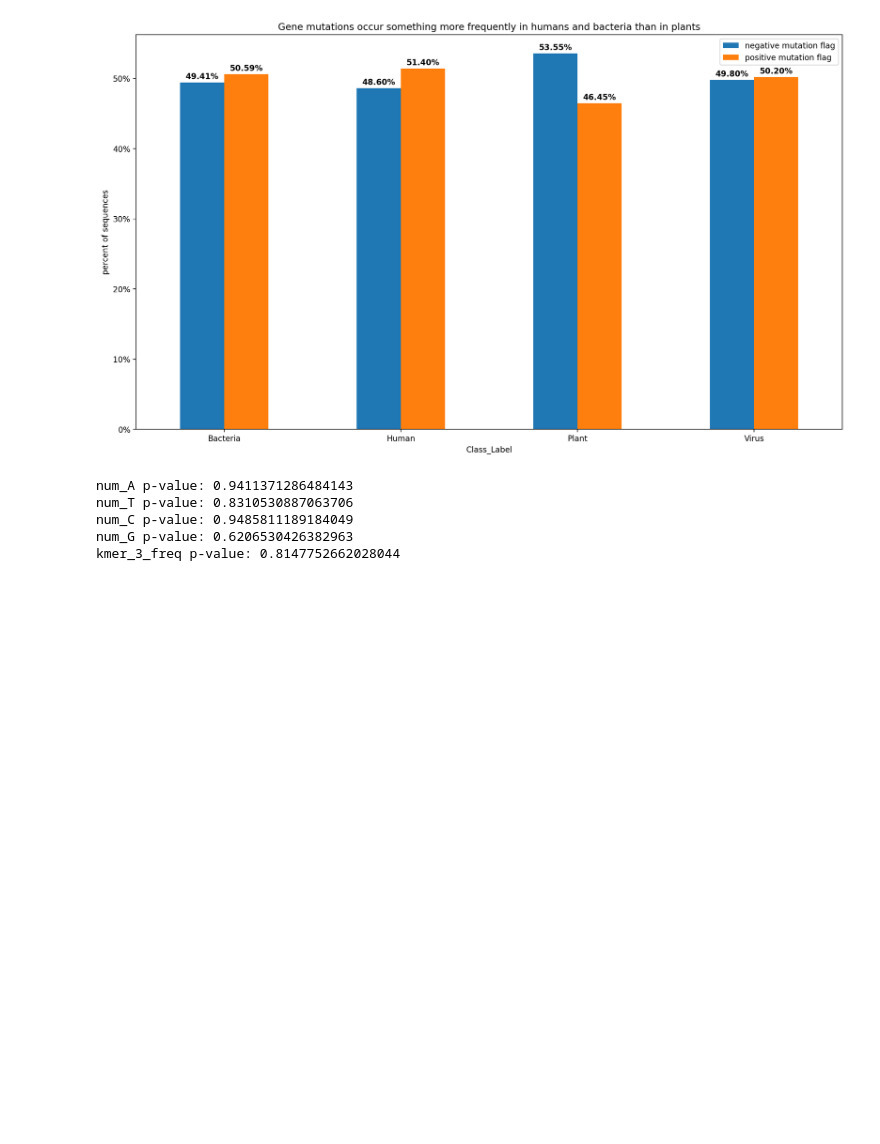
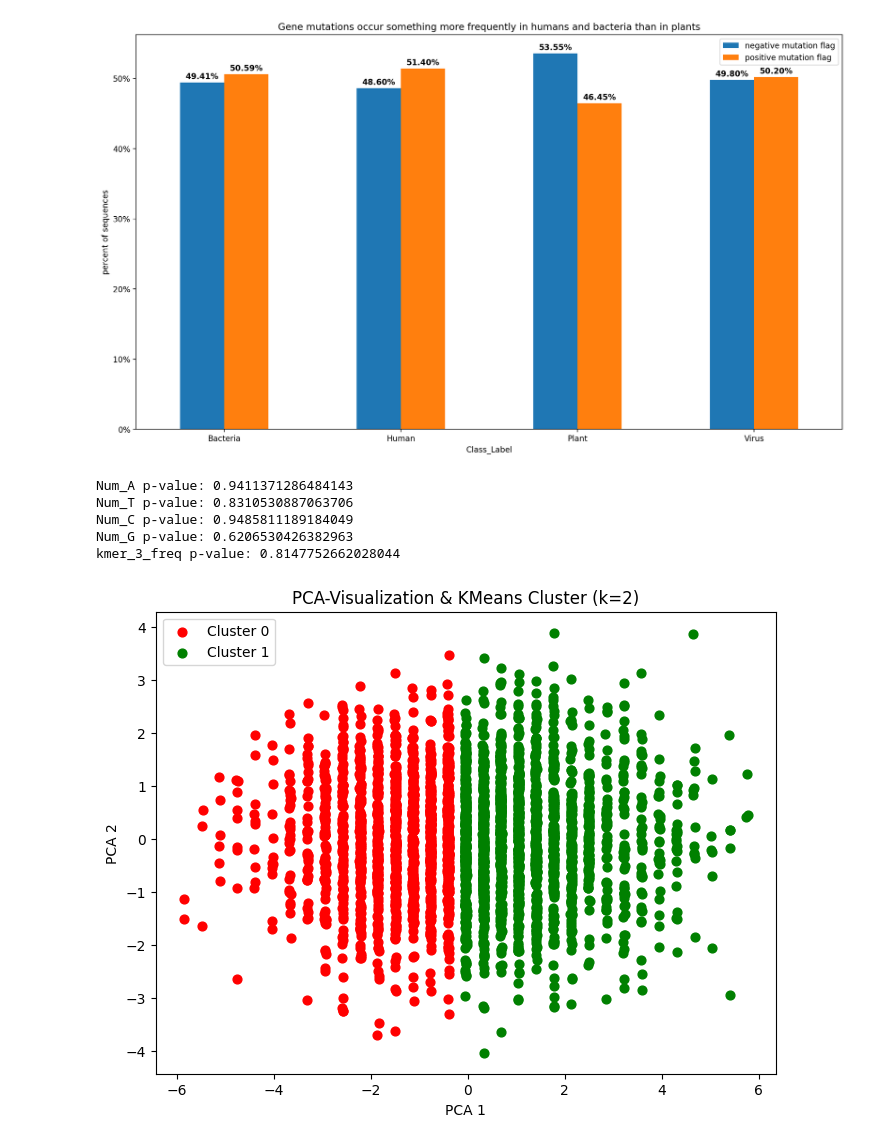
Before and after one commit to YamenNahhas/my-data-project, a Jupyter notebook: notebooks/DNA classification/DNA_data.ipynb, the cells around one changed output. Saved outputs shown, nothing was run; the diff lists cells and outputs as text; code cells hidden in the pictures; blank space fills up the shorter version.

Commit message:
clustering and further processing of data by DNA_data

```diff
--- a/notebooks/DNA classification/DNA_data.ipynb
+++ b/notebooks/DNA classification/DNA_data.ipynb
@@ -103,7 +104,8 @@ Mutation_Flag
 Name: count, dtype: int64
 # %%
 #create numeric columns without sequence_length and mautation_flag columns
-numeric_columns = numeric_columns = df.select_dtypes(include=['number']).columns.tolist()
+numeric_columns = df.select_dtypes(include=['number']).columns.tolist()
+category_columns = df.select_dtypes(include=['category']).columns.tolist()
 selected_numeric_columns = [col for col in numeric_columns if col not in ['Sequence_Length', 'Mutation_Flag']]
 #create digrams with Mutation_flag
 fig, ax = plt.subplots(nrows=len(selected_numeric_columns), ncols=1, figsize=(16, 5*len(selected_numeric_columns)));
@@ -205,11 +207,47 @@ def test_feature(feature):
     _, p = mannwhitneyu(g0, g1)
     return p
 
-for f in ["num_A", "num_T", "num_C", "num_G", "kmer_3_freq"]:
+for f in ["Num_A", "Num_T", "Num_C", "Num_G", "kmer_3_freq"]:
     print(f, "p-value:", test_feature(f))
 # %% [output]
-num_A p-value: 0.9411371286484143
-num_T p-value: 0.8310530887063706
-num_C p-value: 0.9485811189184049
-num_G p-value: 0.6206530426382963
+Num_A p-value: 0.9411371286484143
+Num_T p-value: 0.8310530887063706
+Num_C p-value: 0.9485811189184049
+Num_G p-value: 0.6206530426382963
 kmer_3_freq p-value: 0.8147752662028044
+# %%
+#clustering visualization
+#Preprocessing: One-Hot + Scaling
+ct = ColumnTransformer([
+    ("onehot", OneHotEncoder(handle_unknown="ignore"), category_columns),
+    ("scale", StandardScaler(), numeric_columns)
+])
+X = ct.fit_transform(df)
+#PCA für better clustering
+pca = PCA(n_components=5)
+X_pca = pca.fit_transform(X)
+#KMeans Clustering (k = 2)
+k = 2
+model = KMeans(n_clusters=k, random_state=42)
+clusters = model.fit_predict(X_pca)
+df["cluster"] = clusters
+#PCA on 2D for visualization
+pca2 = PCA(n_components=2)
+coords = pca2.fit_transform(X_pca)
+colors = ['red', 'green']
+fig, ax = plt.subplots(figsize=(8, 6))
+for cluster_id, color in enumerate(colors):
+    ax.scatter(
+        coords[df["cluster"] == cluster_id, 0],
+        coords[df["cluster"] == cluster_id, 1],
+        s=40,
+        color=color,
+        label=f"Cluster {cluster_id}")
+
+ax.set_title("PCA-Visualization & KMeans Cluster (k=2)")
+ax.set_xlabel("PCA 1")
+ax.set_ylabel("PCA 2")
+ax.legend();
+ax.grid(False);
+# %% [output]
+[figure, added]
```
Also changed, not shown: parts of 3 cells of this notebook.
